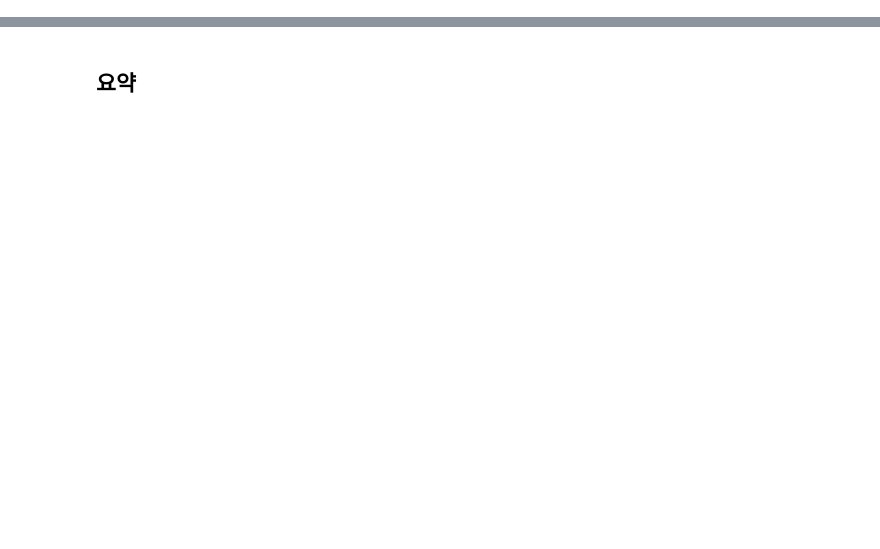
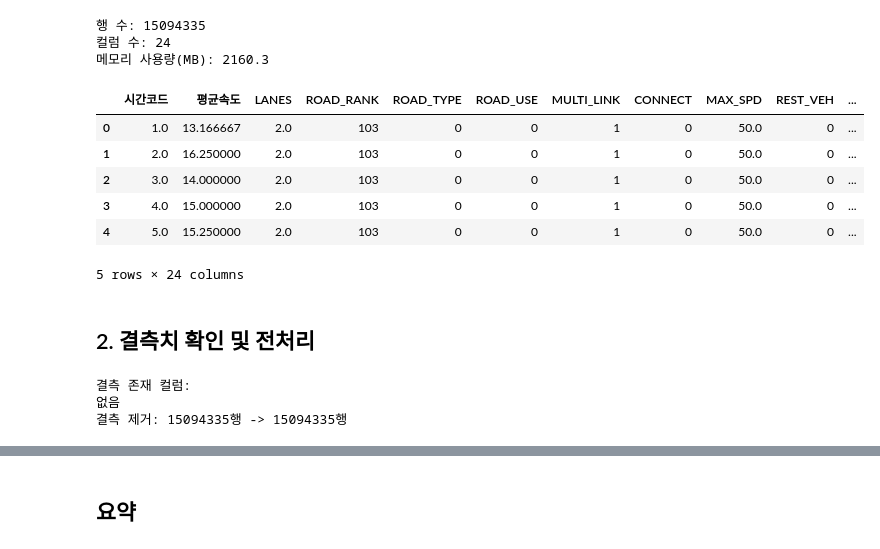
Before and after one commit to ejjunm/seoul-eco-routing, a Jupyter notebook: notebooks/11_speed_model_baseline.ipynb, the cells around one changed output, grey strips where cells are left out. Saved outputs shown, nothing was run; the diff lists cells and outputs as text; code cells hidden in the pictures; blank space fills up the shorter version.

```diff
--- a/notebooks/11_speed_model_baseline.ipynb
+++ b/notebooks/11_speed_model_baseline.ipynb
@@ -389,0 +71,61 @@ print("저장:", DOCS_FIGURES_DIR / "04_predicted_vs_actual.png")
+# %%
+NUMERIC_COLS = [
+    "LANES", "MAX_SPD", "LENGTH", "시간코드",
+    "elev_start_m", "elev_mid_m", "elev_end_m", "elev_mean_m", "elev_min_m", "elev_max_m", "elev_delta_m",
+    "slope_pct", "abs_slope_pct", "precip_mm",
+]
+CATEGORICAL_COLS = [
+    "ROAD_RANK", "ROAD_TYPE", "ROAD_USE", "MULTI_LINK", "CONNECT",
+    "REST_VEH", "REST_W", "REST_H", "C-ITS",
+]
+TARGET = "평균속도"
+
+# LINK_ID는 로드하지 않습니다 — 이번 베이스라인은 그룹 분할을 쓰지 않아(3번 섹션 근거)
+# 피처로도 진단용으로도 쓸 데가 없고, 1,500만 행짜리 문자열 컬럼을 메모리에 얹기만 합니다.
+usecols = NUMERIC_COLS + CATEGORICAL_COLS + [TARGET]
+dtype_map = {col: str for col in CATEGORICAL_COLS}
+
+df = pd.read_csv(INPUT_PATH, usecols=usecols, dtype=dtype_map, encoding="utf-8-sig")
+
+for col in NUMERIC_COLS + [TARGET]:
+    df[col] = pd.to_numeric(df[col], errors="coerce").astype("float32")
+
+# LightGBM은 컬럼명에 JSON 특수문자(하이픈 등)를 문제 삼는 경우가 있어
+# 해당 컬럼만 모델링용 이름으로 바꿉니다(의미·값은 동일).
+RENAME_MAP = {"C-ITS": "c_its"}
+df = df.rename(columns=RENAME_MAP)
+CATEGORICAL_COLS = [RENAME_MAP.get(c, c) for c in CATEGORICAL_COLS]
+
+print("행 수:", len(df))
+print("컬럼 수:", df.shape[1])
+print("메모리 사용량(MB):", round(df.memory_usage(deep=True).sum() / 1e6, 1))
+df.head()
+# %% [output]
+행 수: 15094335
+컬럼 수: 24
+메모리 사용량(MB): 2160.3
+|  | 시간코드 | 평균속도 | LANES | ROAD_RANK | ROAD_TYPE | ROAD_USE | MULTI_LINK | CONNECT | MAX_SPD | REST_VEH | ... |
+| 0 | 1.0 | 13.166667 | 2.0 | 103 | 0 | 0 | 1 | 0 | 50.0 | 0 | ... |
+| 1 | 2.0 | 16.250000 | 2.0 | 103 | 0 | 0 | 1 | 0 | 50.0 | 0 | ... |
+| 2 | 3.0 | 14.000000 | 2.0 | 103 | 0 | 0 | 1 | 0 | 50.0 | 0 | ... |
+| 3 | 4.0 | 15.000000 | 2.0 | 103 | 0 | 0 | 1 | 0 | 50.0 | 0 | ... |
+| 4 | 5.0 | 15.250000 | 2.0 | 103 | 0 | 0 | 1 | 0 | 50.0 | 0 | ... |
+5 rows × 24 columns
+# %% [markdown]
+## 2. 결측치 확인 및 전처리
+# %%
+missing = df[NUMERIC_COLS + CATEGORICAL_COLS + [TARGET]].isna().sum()
+missing = missing[missing > 0]
+print("결측 존재 컬럼:")
+print(missing if len(missing) else "없음")
+
+before = len(df)
+df = df.dropna(subset=[TARGET] + NUMERIC_COLS)
+print(f"결측 제거: {before}행 -> {len(df)}행")
+
+for col in CATEGORICAL_COLS:
+    df[col] = df[col].astype("category")
+# %% [output]
+결측 존재 컬럼:
+없음
+결측 제거: 15094335행 -> 15094335행
```
Also changed, not shown: parts of 38 cells of this notebook, 4 other files.
